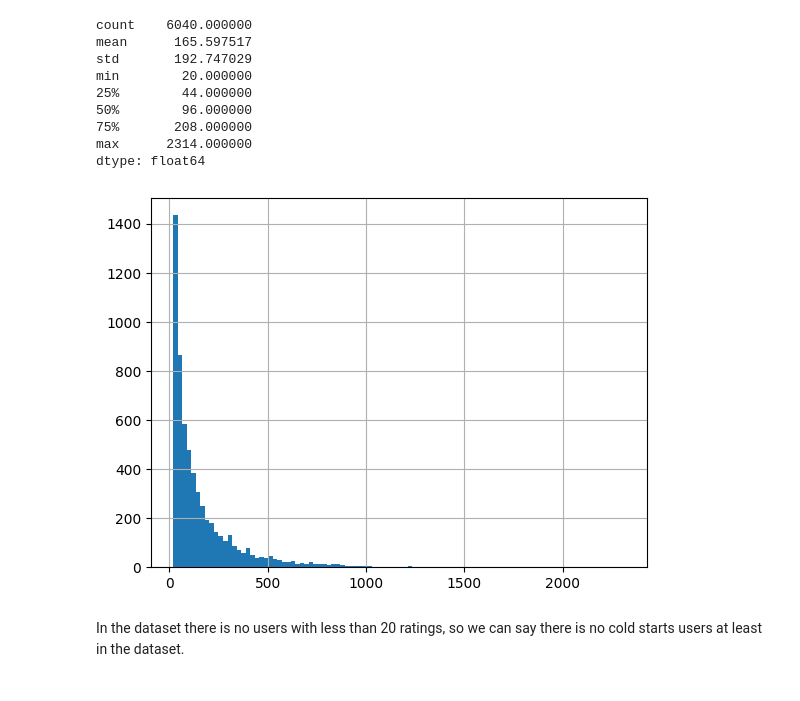
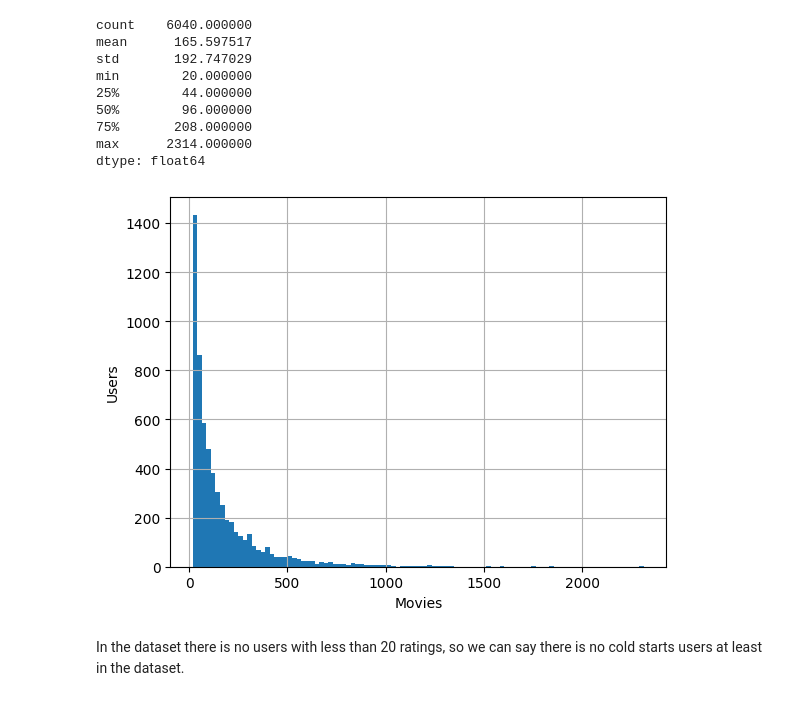
Before and after one commit to DaryaYu/aquarium, a Jupyter notebook: eda/EDA.ipynb, the cells around one changed output. Saved outputs shown, nothing was run; the diff lists cells and outputs as text; code cells hidden in the pictures.

```diff
--- a/eda/EDA.ipynb
+++ b/eda/EDA.ipynb
@@ -51,9 +51,11 @@ max      2314.000000
 dtype: float64
 # %%
 ratings_per_user.hist(bins=100)
+plt.xlabel("Movies")
+plt.ylabel("Users")
 plt.show()
 # %% [output]
-[figure, old version]
+[figure, new version]
 # %% [markdown]
 In the dataset there is no users with less than 20 ratings, so we can say there is no cold starts users at least in the dataset.
 # %% [markdown]
```
Also changed, not shown: parts of 2 cells of this notebook, 5 other files.
